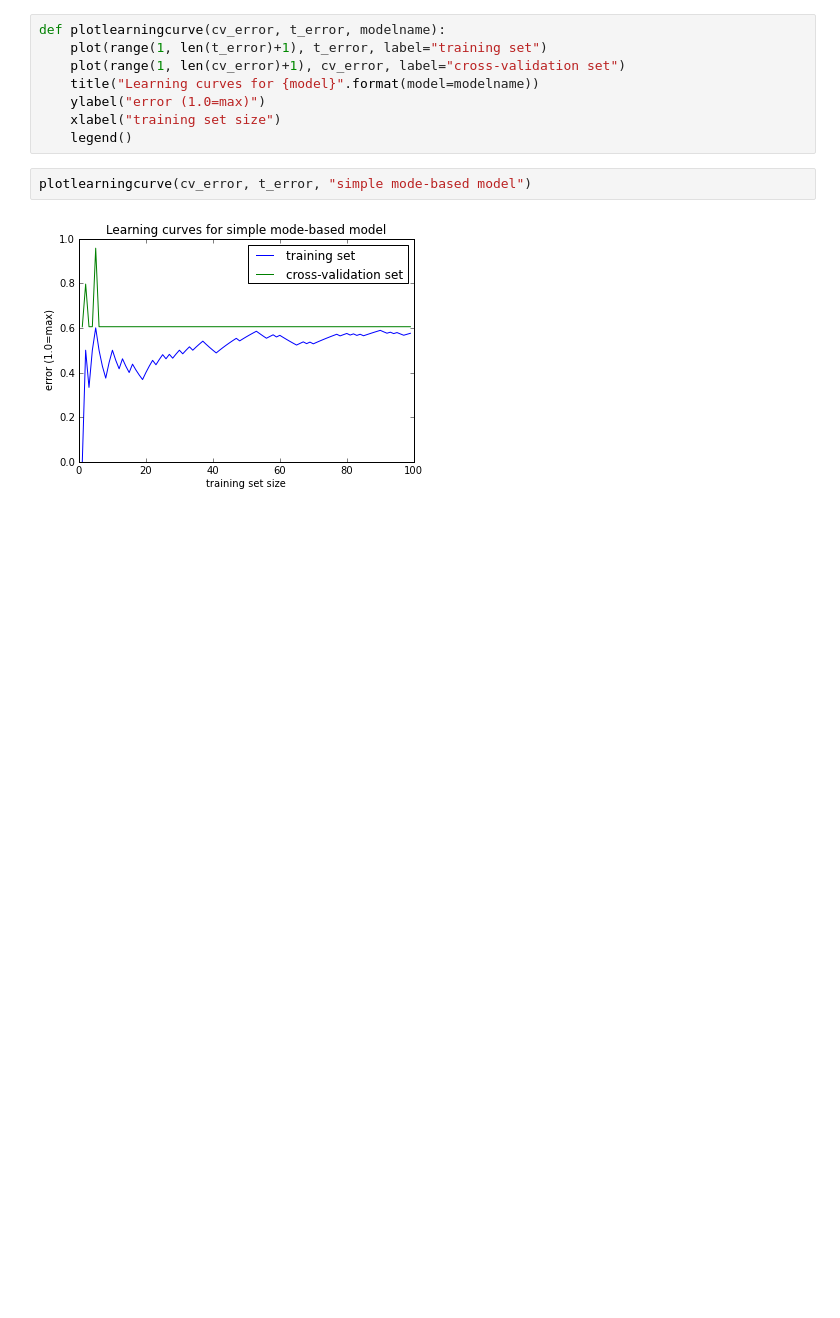
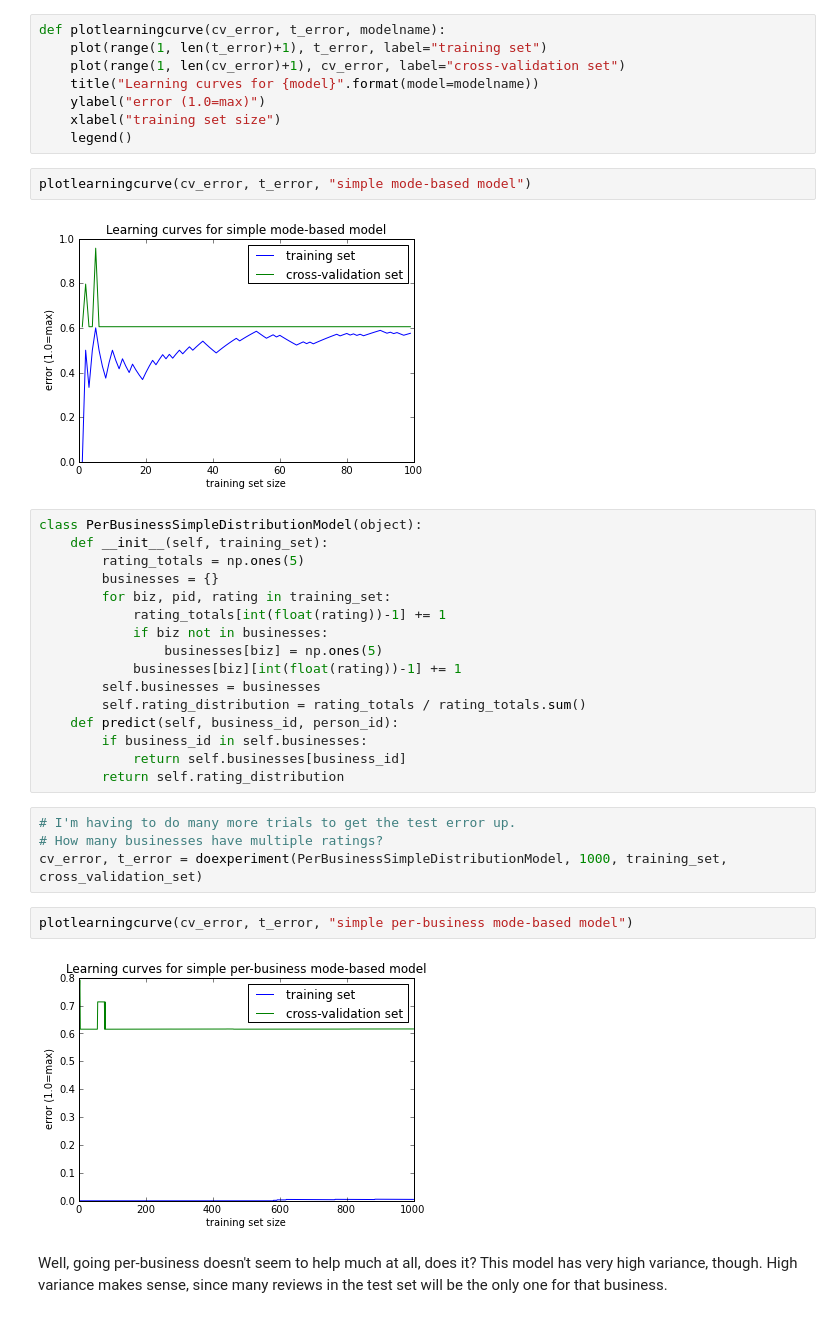
Before and after one commit to tswast/restauraunt-recommender-system, a Jupyter notebook: 2012.09.09-LearningCurves.ipynb, the cells around one changed output. Saved outputs shown, nothing was run; the diff lists cells and outputs as text; blank space fills up the shorter version.

Commit message:
More experiments with dead-simple models.

```diff
--- a/2012.09.09-LearningCurves.ipynb
+++ b/2012.09.09-LearningCurves.ipynb
@@ -93,3 +93,29 @@ def plotlearningcurve(cv_error, t_error, modelname):
 plotlearningcurve(cv_error, t_error, "simple mode-based model")
 # %% [output]
 [figure]
+# %%
+class PerBusinessSimpleDistributionModel(object):
+    def __init__(self, training_set):
+        rating_totals = np.ones(5)
+        businesses = {}
+        for biz, pid, rating in training_set:
+            rating_totals[int(float(rating))-1] += 1
+            if biz not in businesses:
+                businesses[biz] = np.ones(5)
+            businesses[biz][int(float(rating))-1] += 1
+        self.businesses = businesses
+        self.rating_distribution = rating_totals / rating_totals.sum()
+    def predict(self, business_id, person_id):
+        if business_id in self.businesses:
+            return self.businesses[business_id]
+        return self.rating_distribution
+# %%
+# I'm having to do many more trials to get the test error up.
+# How many businesses have multiple ratings?
+cv_error, t_error = doexperiment(PerBusinessSimpleDistributionModel, 1000, training_set, cross_validation_set)
+# %%
+plotlearningcurve(cv_error, t_error, "simple per-business mode-based model")
+# %% [output]
+[figure, added]
+# %% [markdown]
+Well, going per-business doesn't seem to help much at all, does it? This model has very high variance, though. High variance makes sense, since many reviews in the test set will be the only one for that business.
```
Also changed, not shown: parts of 5 cells of this notebook, 1 other file.
